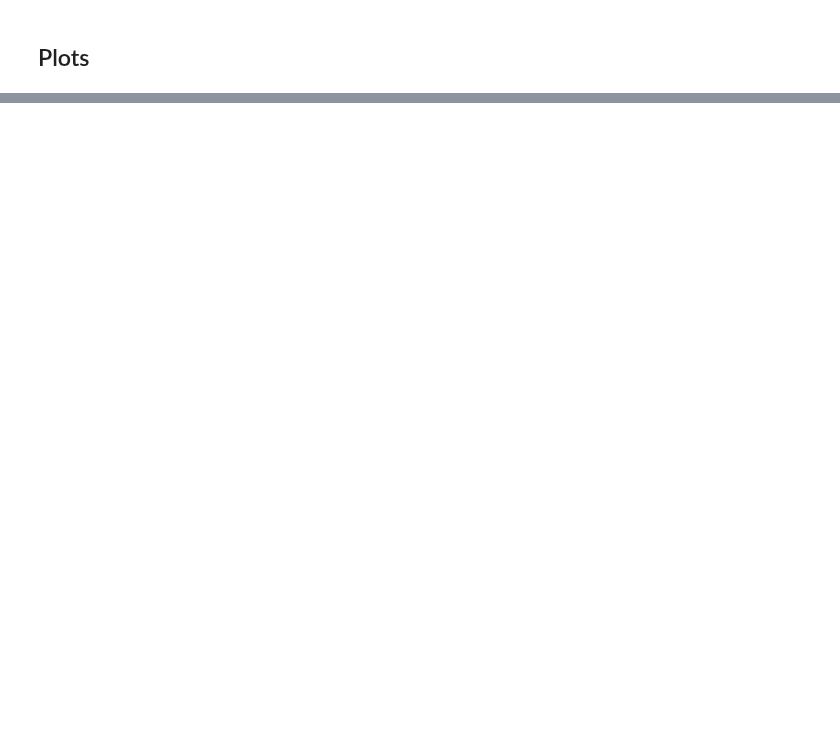
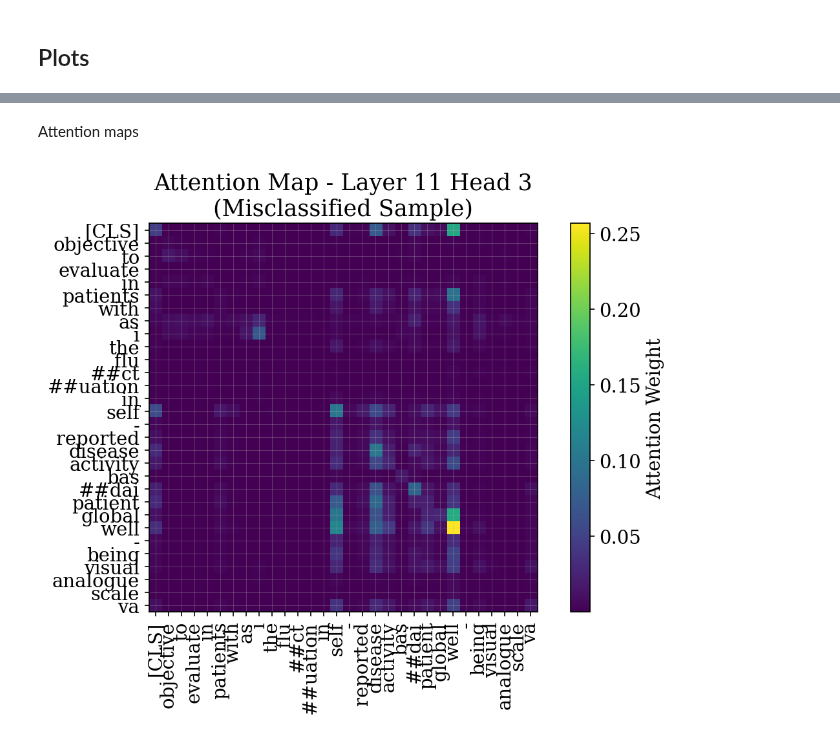
Before and after one commit to audrey352/COMP551, a Jupyter notebook: Assignment4/A4_notebook.ipynb, the cells around one changed output, grey strips where cells are left out. Saved outputs shown, nothing was run; the diff lists cells and outputs as text; code cells hidden in the pictures; blank space fills up the shorter version.

Commit message:
saving 4 attention matrices for bert

```diff
--- a/Assignment4/A4_notebook.ipynb
+++ b/Assignment4/A4_notebook.ipynb
@@ -959,2 +978,17 @@ Epoch 10: Train Loss = 0.0367, Test Loss = 0.0140, Test Acc = 0.9967
+# %%
+# Load saved attention data for misclassified sample
+with open(MODELDIR + "bert_attention_misclassified.pkl", "rb") as f:
+    attention_data = pickle.load(f)
+
+# head = attention_data["head"]
+# attentions = attention_data["attentions"]  # shape (num_layers,num_heds,seq_len,seq_len) = (12,12,256,256)
+# tokens = attention_data["tokens"]
+
+# Load saved attention data for correctly classified sample
+with open(MODELDIR + "bert_attention_correctly_classified.pkl", "rb") as f:
+    correct_attention_data = pickle.load(f)
+
+# correct_head = correct_attention_data["head"]
+# correct_attentions = correct_attention_data["attentions"]
 # %% [markdown]
 ## Plots
@@ -987,0 +1024,2 @@ plt.show()
+# %% [markdown]
+Attention maps
@@ -988,2 +1065,14 @@ plt.show()
 # %%
 # --- Attention Map ---
+layer_idx = 11
+num_tokens = 30
+plot_attention_map(
+    attn_matrix = attentions,
+    tokens = tokens,
+    num_tokens = num_tokens,
+    layer_idx = layer_idx,
+    save_file = f'bert_misclass_attn_map_layer{layer_idx}_{num_tokens}tokens.png',
+    fig_title = f'Attention Map - Layer {layer_idx} Head {head}\n(Misclassified Sample)'
+    )
+# %% [output]
+[figure, added]
```
Also changed, not shown: parts of 7 cells of this notebook, 2 other files.
